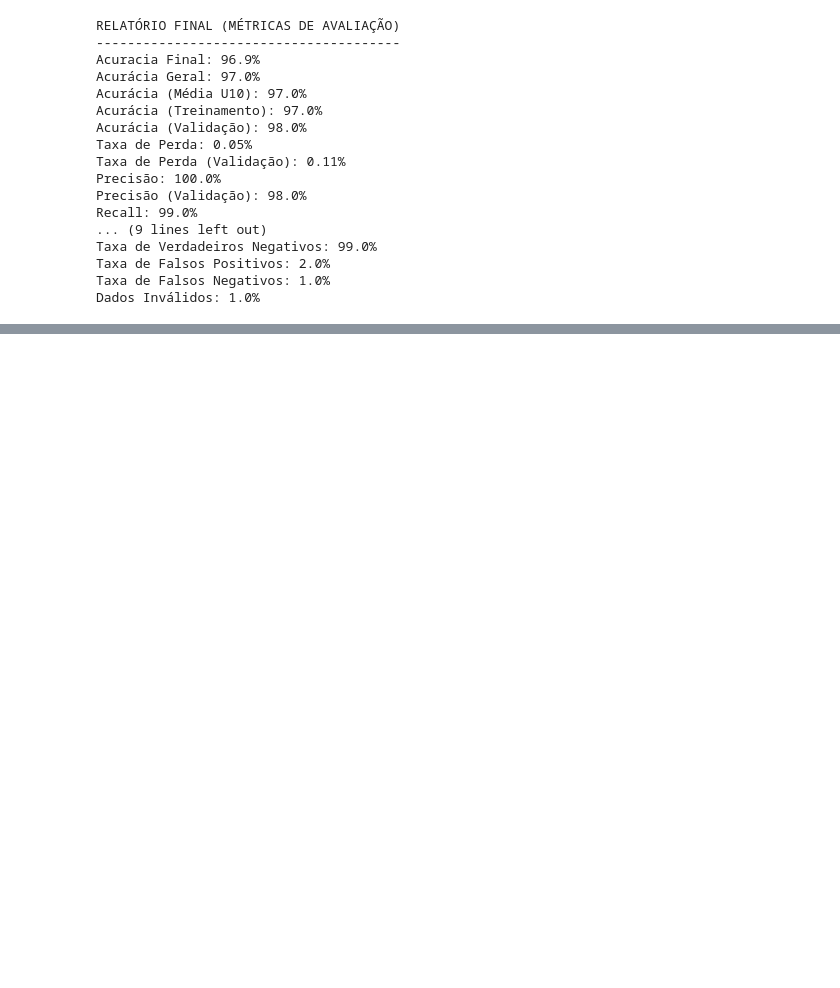
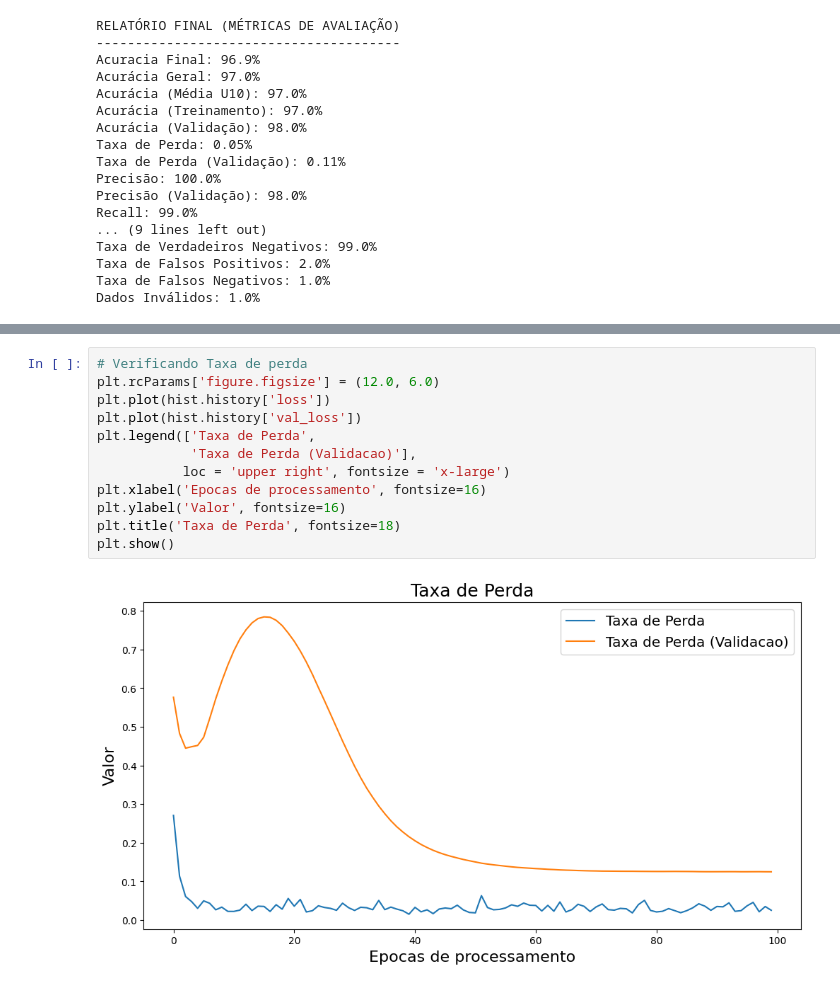
Before and after one commit to wildemberg-sales/ML-Breast-Cancer-Diagnosis, a Jupyter notebook: ML-Breast-Cancer-Diagnosis.ipynb, the cells around one changed output, grey strips where cells are left out. Saved outputs shown, nothing was run; the diff lists cells and outputs as text; blank space fills up the shorter version.

```diff
--- a/ML-Breast-Cancer-Diagnosis.ipynb
+++ b/ML-Breast-Cancer-Diagnosis.ipynb
@@ -444,0 +769,14 @@ Dados Inválidos: 1.0%
+# %%
+# Verificando Taxa de perda
+plt.rcParams['figure.figsize'] = (12.0, 6.0)
+plt.plot(hist.history['loss'])
+plt.plot(hist.history['val_loss'])
+plt.legend(['Taxa de Perda',
+            'Taxa de Perda (Validacao)'],
+           loc = 'upper right', fontsize = 'x-large')
+plt.xlabel('Epocas de processamento', fontsize=16)
+plt.ylabel('Valor', fontsize=16)
+plt.title('Taxa de Perda', fontsize=18)
+plt.show()
+# %% [output]
+[figure, added]
```
Also changed, not shown: parts of 32 cells of this notebook.
